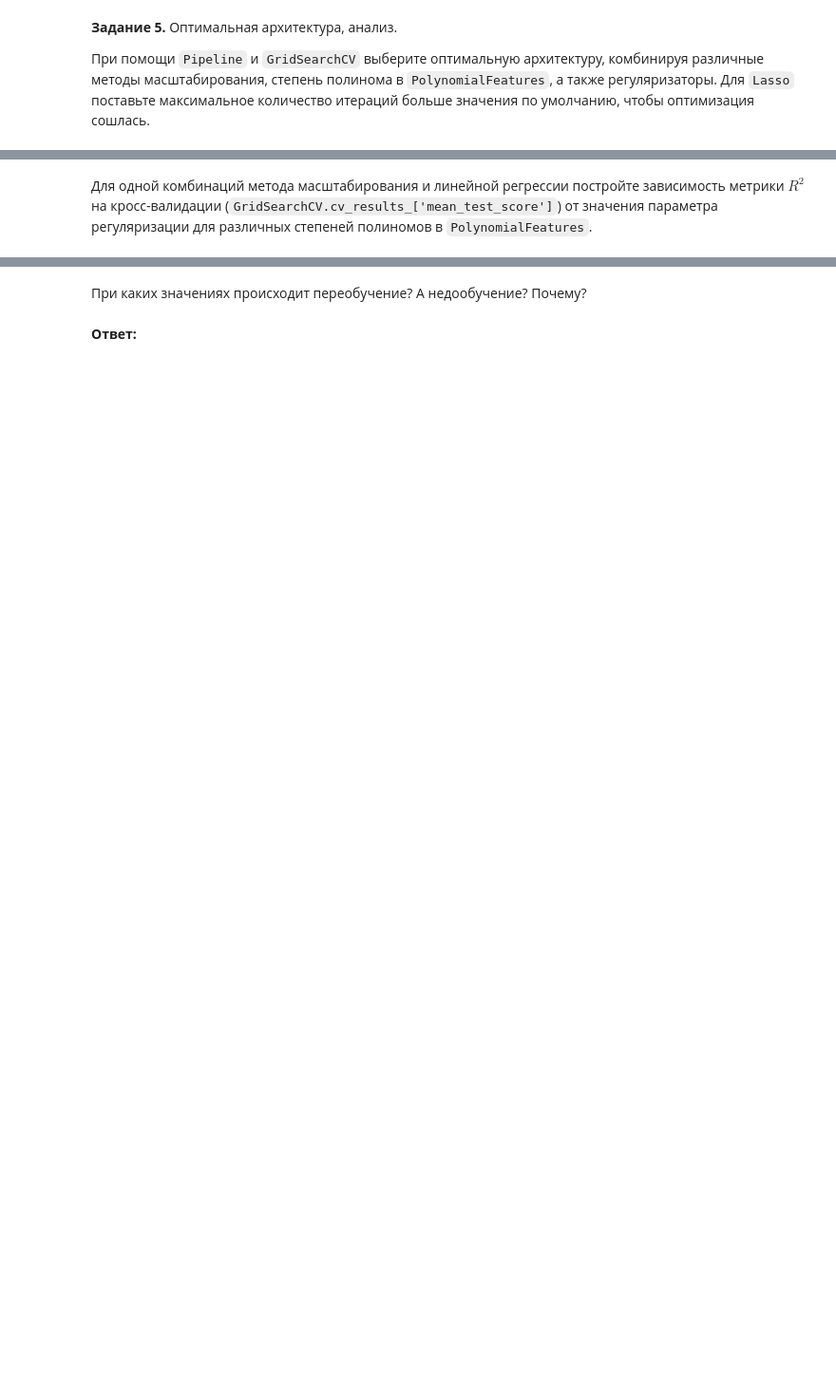
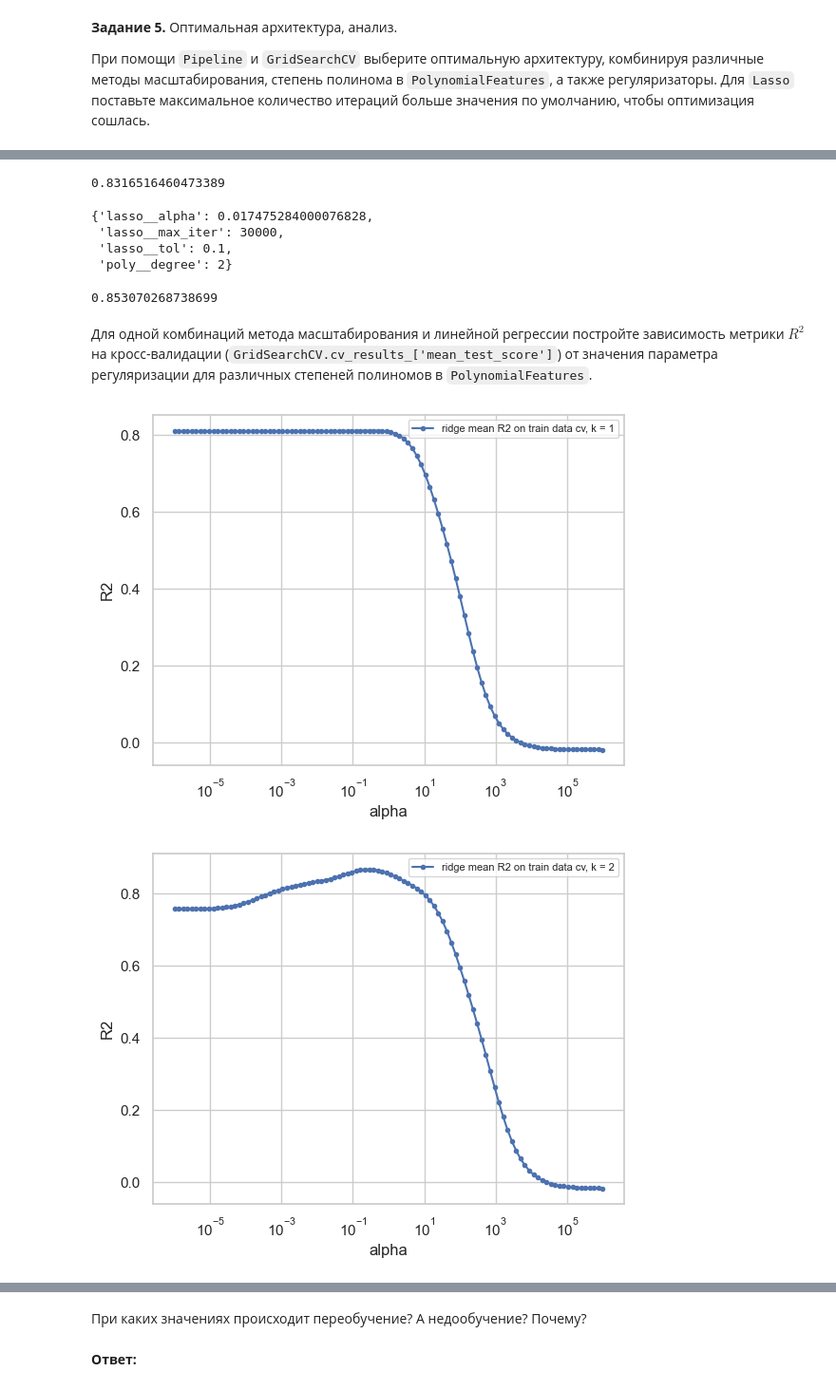
Before and after one commit to Strafred/Parameters_Approximation_and_Data_Processing, a Jupyter notebook: ml_lab4.ipynb, the cells around one changed output, grey strips where cells are left out. Shown: that part at 95% size. Saved outputs shown, nothing was run; the diff lists cells and outputs as text; code cells hidden in the pictures; blank space fills up the shorter version.

```diff
--- a/ml_lab4.ipynb
+++ b/ml_lab4.ipynb
@@ -266,0 +318,7 @@ __Задание 5.__ Оптимальная архитектура, анали
+# %%
+pipeline = Pipeline([('scaler', MinMaxScaler()), ('poly', PolynomialFeatures()), ('ridge', Ridge())])
+
+gridsearch_ridge = GridSearchCV(pipeline, param_grid={'poly__degree': range(1, 5), 'ridge__alpha': log_grid}, cv=5, scoring='r2')
+gridsearch_ridge.fit(x_train_new_features, y_train)
+
+gridsearch_ridge.best_params_
@@ -267 +349,27 @@ __Задание 5.__ Оптимальная архитектура, анали
+# %%
+gridsearch_lasso.cv_results_['mean_test_score'].max()
+# %% [output]
+0.8316516460473389
+# %%
+pipeline = Pipeline([('scaler', MinMaxScaler()), ('poly', PolynomialFeatures()), ('lasso', Lasso())])
+
+gridsearch_lasso = GridSearchCV(pipeline,
+                                param_grid={'poly__degree': range(1, 5),
+                                            'lasso__alpha': log_grid,
+                                            'lasso__tol': [0.1],
+                                            'lasso__max_iter': [30000]},
+                                cv=5,
+                                scoring='r2')
+gridsearch_lasso.fit(x_train_new_features, y_train)
+
+gridsearch_lasso.best_params_
+# %% [output]
+{'lasso__alpha': 0.017475284000076828,
+ 'lasso__max_iter': 30000,
+ 'lasso__tol': 0.1,
+ 'poly__degree': 2}
+# %%
+gridsearch_lasso.cv_results_['mean_test_score'].max()
+# %% [output]
+0.853070268738699
 # %% [markdown]
@@ -271,0 +378,13 @@ __Задание 5.__ Оптимальная архитектура, анали
+# %%
+k = 4
+different_k_indexes = np.split(np.arange(len(gridsearch_ridge.cv_results_['param_poly__degree'].data)), k)
+for i in range(k):
+    plt.xscale('log')
+    plt.xlabel('alpha')
+    plt.ylabel('R2')
+    plt.plot(log_grid, gridsearch_ridge.cv_results_['mean_test_score'][different_k_indexes[i]], marker='.')
+    plt.legend([f'ridge mean R2 on train data cv, k = {i+1}'], prop={'size': 8})
+    plt.show()
+# %% [output]
+[figure, added]
+[figure, added]
```
Also changed, not shown: parts of 19 cells of this notebook.
